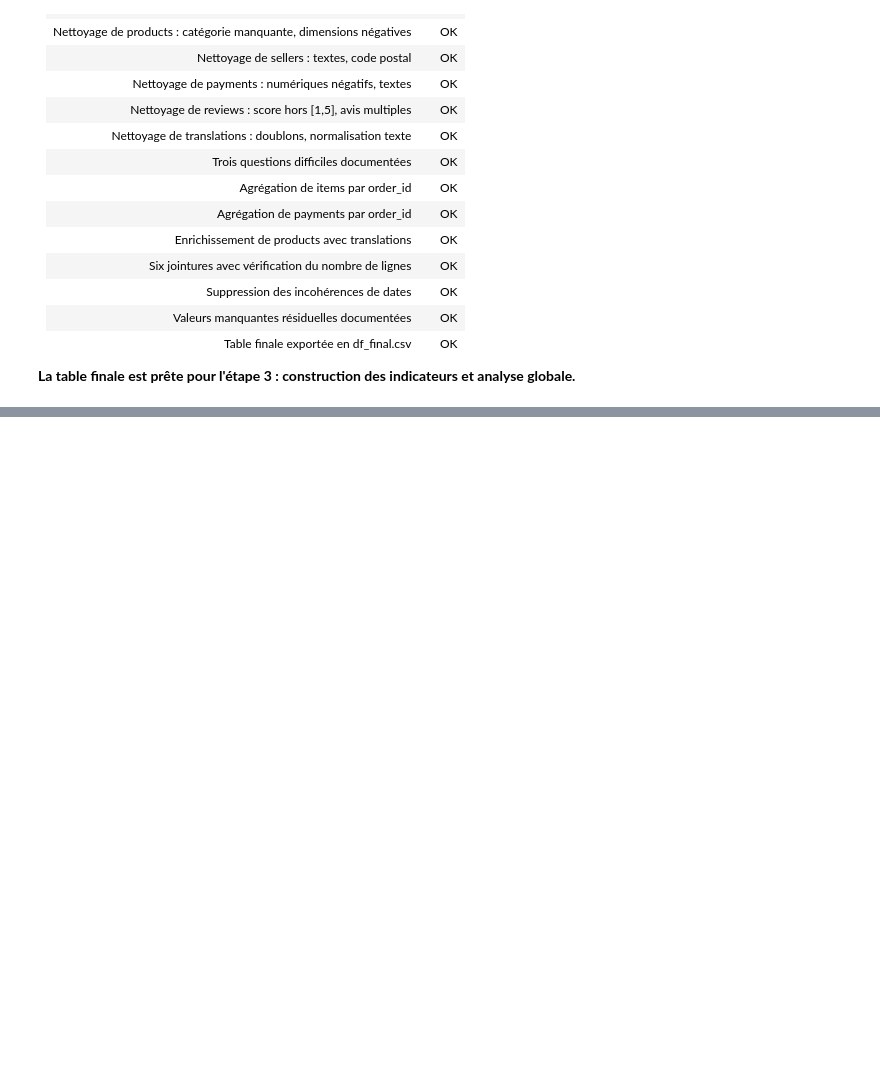
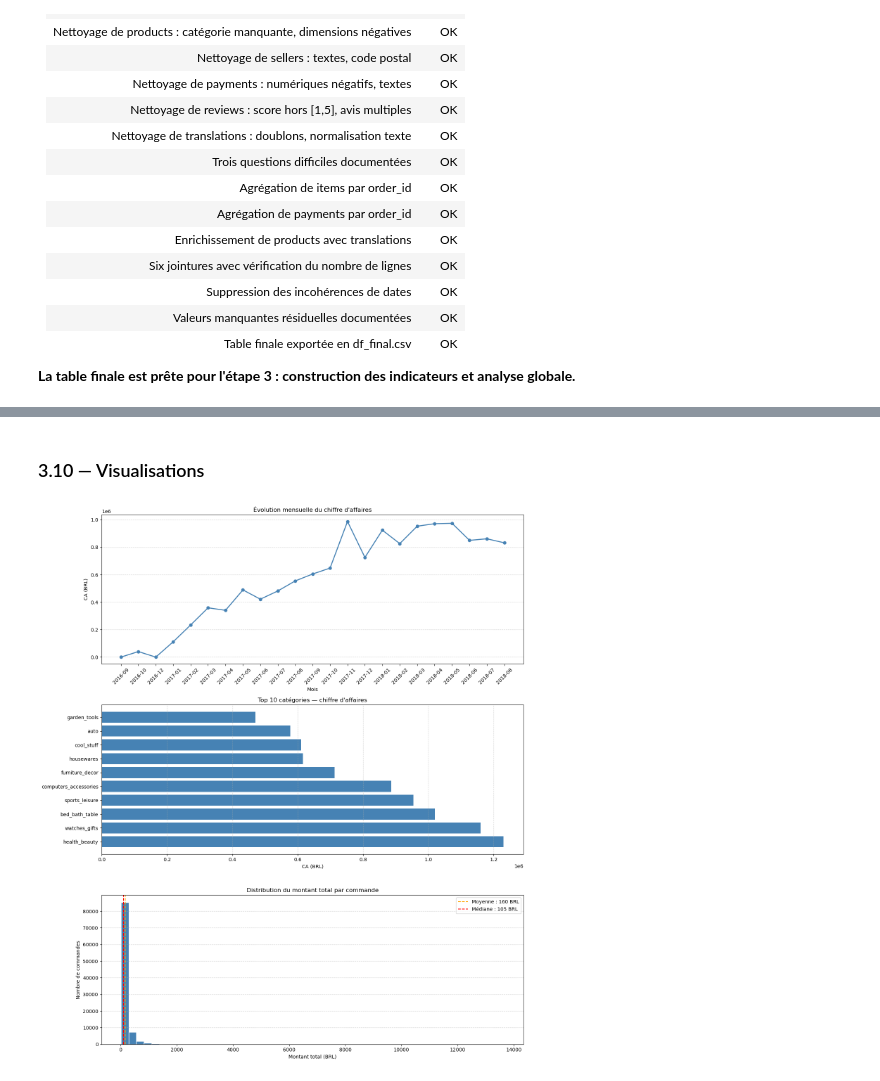
Before and after one commit to Godwin-08/Projet-Traitement-des-donn-es-, a Jupyter notebook: project_notebook.ipynb, the cells around one changed output, grey strips where cells are left out. Drawn from its saved outputs; the diff is of its cells as text; code cells hidden in the pictures; blank space fills up the shorter version.

Commit message:
etape 3 et 4

```diff
--- a/project_notebook.ipynb
+++ b/project_notebook.ipynb
@@ -1375,0 +1591,19 @@ Table finale exportée : df_final.csv
+# %%
+# 3.8 — Q3 : évolution mensuelle du CA
+ca_mensuel = (
+    df.groupby('mois_annee')['chiffre_affaires']
+    .sum()
+    .reset_index()
+)
+ca_mensuel.columns = ['mois_annee', 'ca_mensuel']
+ca_mensuel['mois_annee_str'] = ca_mensuel['mois_annee'].astype(str)
+
+# Mois avec le CA le plus élevé
+idx_max = ca_mensuel['ca_mensuel'].idxmax()
+mois_top = ca_mensuel.loc[idx_max, 'mois_annee_str']
+ca_top   = ca_mensuel.loc[idx_max, 'ca_mensuel']
+
+print(f"Mois le plus performant : {mois_top} → {ca_top:,.2f} BRL")
+print(f"Nombre de mois couverts : {len(ca_mensuel)}")
+print()
+print(ca_mensuel[['mois_annee_str', 'ca_mensuel']].to_string(index=False))
@@ -1375,0 +1685,51 @@ Table finale exportée : df_final.csv
+# %% [markdown]
+### 3.10 — Visualisations
+# %%
+# 3.10 — Visualisations
+
+fig, axes = plt.subplots(3, 1, figsize=(14, 16))
+
+# ── Graphique 1 : évolution mensuelle du CA ──────────────────────────────────
+axes[0].plot(
+    ca_mensuel['mois_annee_str'],
+    ca_mensuel['ca_mensuel'],
+    color='steelblue',
+    linewidth=2,
+    marker='o'
+)
+axes[0].set_title("Évolution mensuelle du chiffre d'affaires")
+axes[0].set_xlabel("Mois")
+axes[0].set_ylabel("CA (BRL)")
+axes[0].tick_params(axis='x', rotation=45)
+axes[0].grid(axis='y', linestyle='--', alpha=0.5)
+
+# ── Graphique 2 : top 10 catégories ──────────────────────────────────────────
+axes[1].barh(
+    top_categories['categorie'],
+    top_categories['ca'],
+    color='steelblue'
+)
+axes[1].set_title("Top 10 catégories — chiffre d'affaires")
+axes[1].set_xlabel("CA (BRL)")
+axes[1].grid(axis='x', linestyle='--', alpha=0.5)
+
+# ── Graphique 3 : distribution du montant total ───────────────────────────────
+axes[2].hist(
+    df['montant_total'].dropna(),
+    bins=50,
+    color='steelblue',
+    edgecolor='white'
+)
+axes[2].axvline(panier_moyen,  color='orange', linestyle='--', label=f"Moyenne : {panier_moyen:.0f} BRL")
+axes[2].axvline(panier_median, color='red',    linestyle='--', label=f"Médiane : {panier_median:.0f} BRL")
+axes[2].set_title("Distribution du montant total par commande")
+axes[2].set_xlabel("Montant total (BRL)")
+axes[2].set_ylabel("Nombre de commandes")
+axes[2].legend()
+axes[2].grid(axis='y', linestyle='--', alpha=0.5)
+
+plt.tight_layout()
+plt.savefig('etape3_analyse_globale.png', dpi=150, bbox_inches='tight')
+plt.show()
+# %% [output]
+[figure, added]
```
Also changed, not shown: parts of 71 cells of this notebook, 13 other files.
